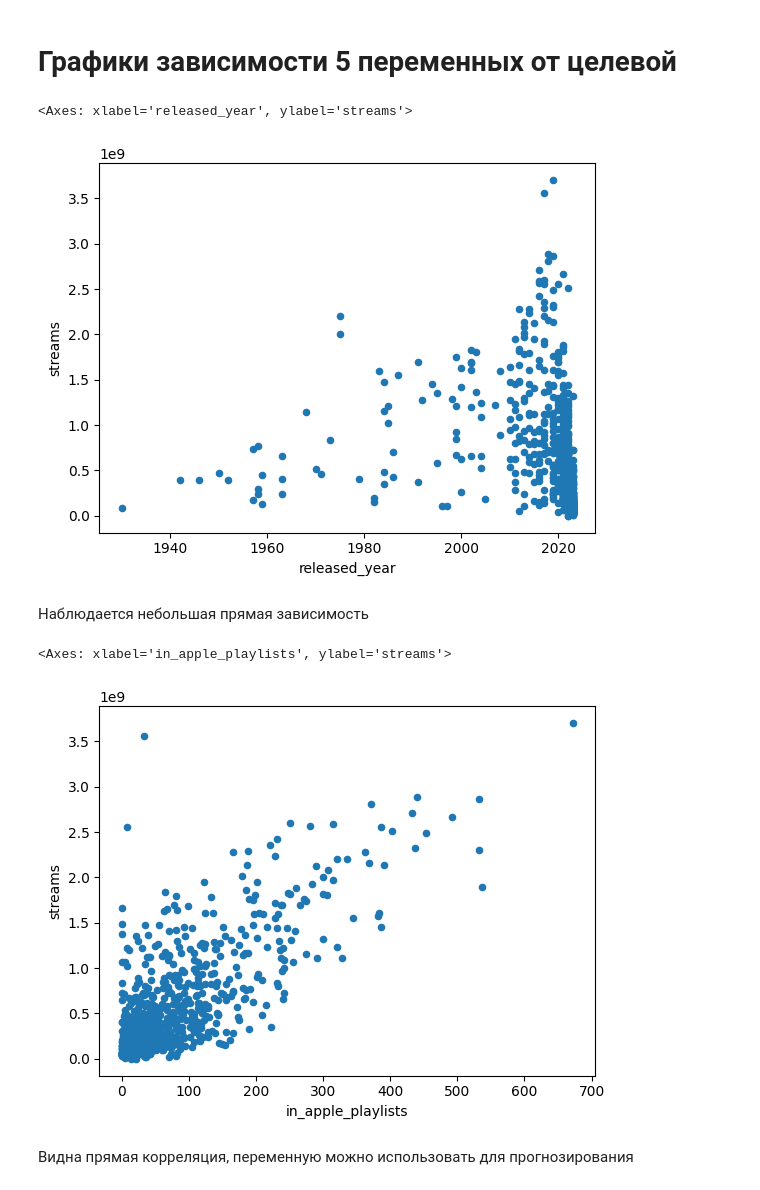
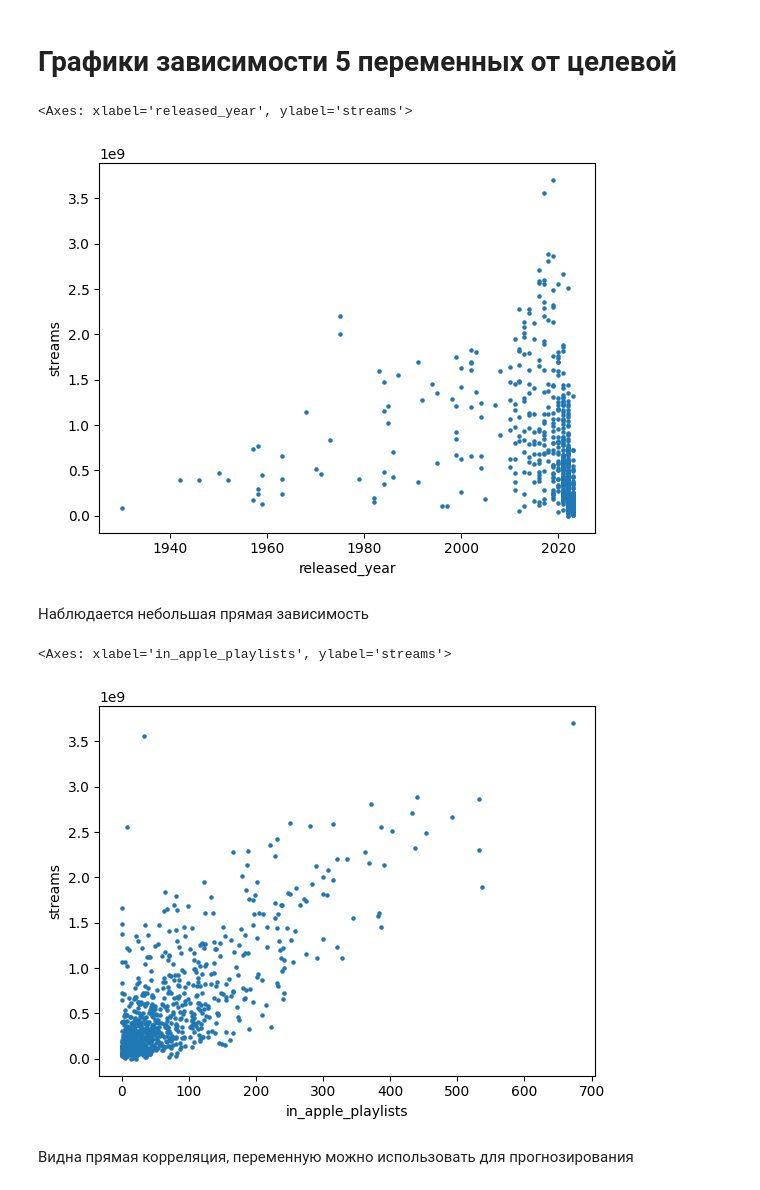
Before and after one commit to PolinaKliushova/ai_labs, a Jupyter notebook: 02_lab_EDA.ipynb, the cells around one changed output. Cells and saved outputs as stored; diff of their text form; code cells hidden in the pictures.

```diff
--- a/02_lab_EDA.ipynb
+++ b/02_lab_EDA.ipynb
@@ -253,17 +253,17 @@ data['artist_count'].hist()
 # %% [markdown]
 # Графики зависимости 5 переменных от целевой
 # %%
-data.plot(x='released_year', y='streams', kind='scatter')
+data.plot(x='released_year', y='streams', kind='scatter', s=5)
 # %% [output]
 <Axes: xlabel='released_year', ylabel='streams'>
-[figure, old version]
+[figure, new version]
 # %% [markdown]
 Наблюдается небольшая прямая зависимость
 # %%
-data.plot(x='in_apple_playlists', y='streams', kind='scatter')
+data.plot(x='in_apple_playlists', y='streams', kind='scatter', s=5)
 # %% [output]
 <Axes: xlabel='in_apple_playlists', ylabel='streams'>
-[figure, old version]
+[figure, new version]
 # %% [markdown]
 Видна прямая корреляция, переменную можно использовать для прогнозирования
 # %%
```
Also changed, not shown: parts of 6 cells of this notebook.
